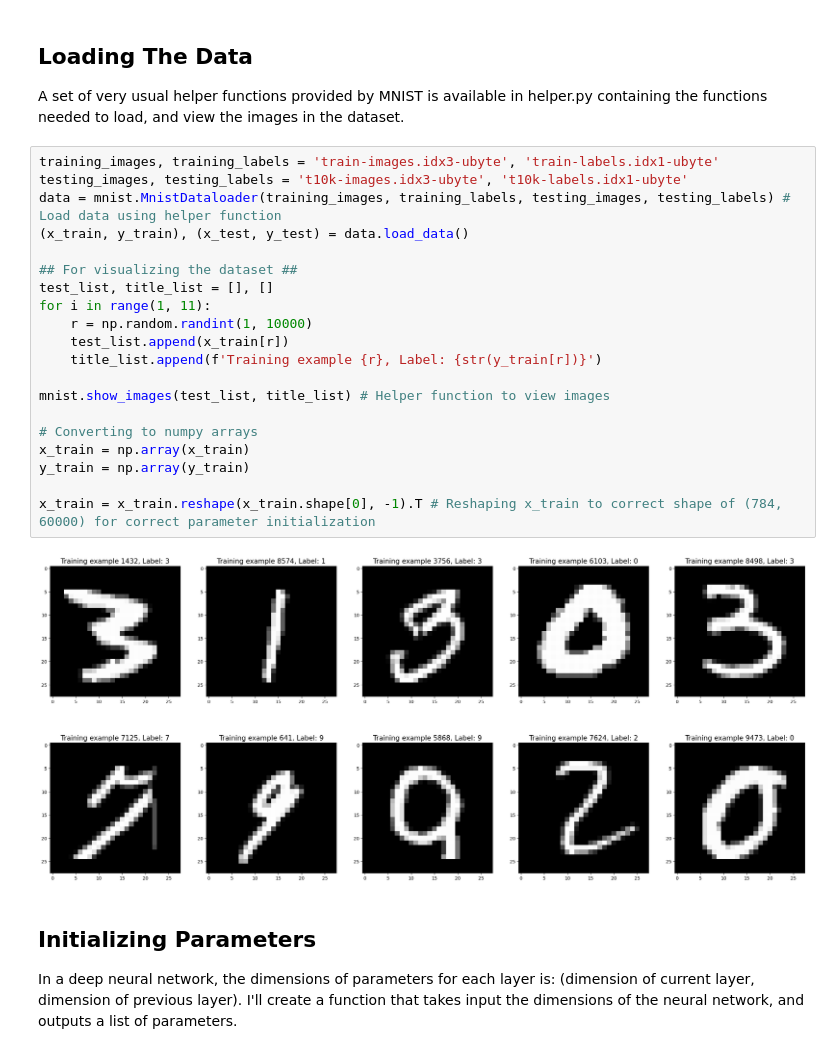
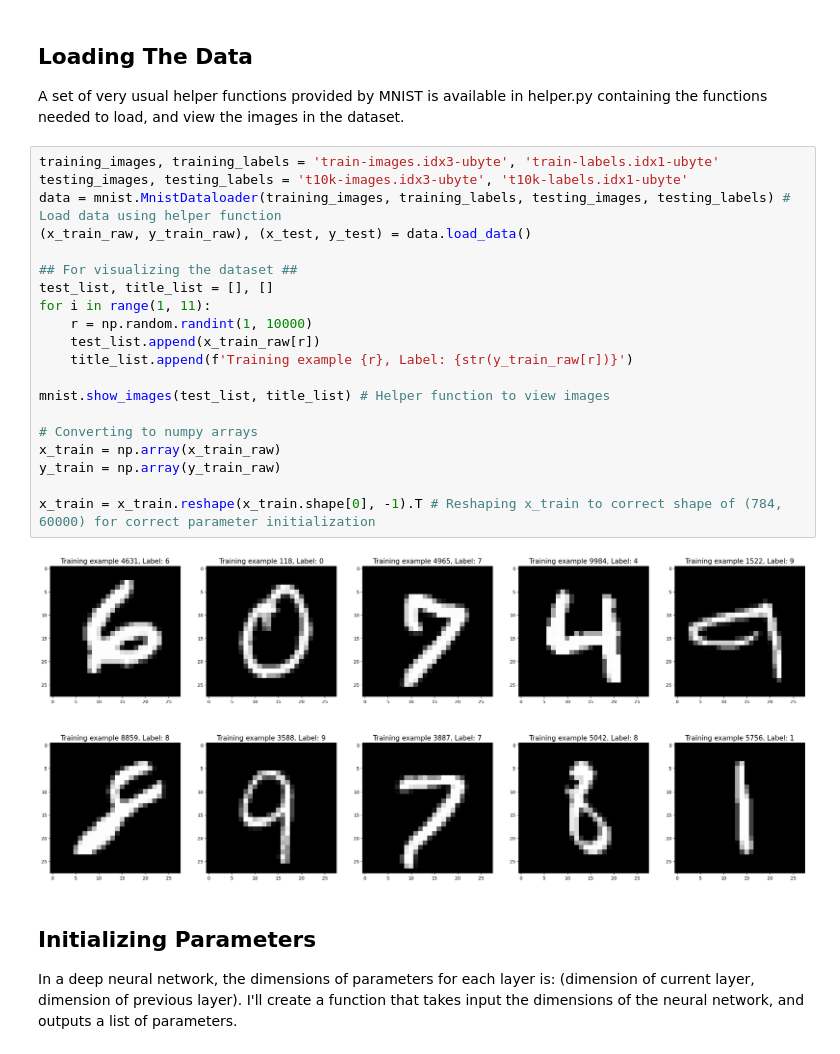
Before and after one commit to lucirie/Deep-learning, a Jupyter notebook: neuralnet/neuralnet.ipynb, the cells around one changed output. Drawn from its saved outputs; the diff is of its cells as text.

```diff
--- a/neuralnet/neuralnet.ipynb
+++ b/neuralnet/neuralnet.ipynb
@@ -20,25 +20,25 @@ A set of very usual helper functions provided by MNIST is available in helper.py
 # %%
 training_images, training_labels = 'train-images.idx3-ubyte', 'train-labels.idx1-ubyte'
 testing_images, testing_labels = 't10k-images.idx3-ubyte', 't10k-labels.idx1-ubyte'
 data = mnist.MnistDataloader(training_images, training_labels, testing_images, testing_labels) # Load data using helper function
-(x_train, y_train), (x_test, y_test) = data.load_data()
+(x_train_raw, y_train_raw), (x_test, y_test) = data.load_data()
 
 ## For visualizing the dataset ##
 test_list, title_list = [], []
 for i in range(1, 11):
     r = np.random.randint(1, 10000)
-    test_list.append(x_train[r])
-    title_list.append(f'Training example {r}, Label: {str(y_train[r])}')
+    test_list.append(x_train_raw[r])
+    title_list.append(f'Training example {r}, Label: {str(y_train_raw[r])}')
 
 mnist.show_images(test_list, title_list) # Helper function to view images
 
 # Converting to numpy arrays
-x_train = np.array(x_train)
-y_train = np.array(y_train)
+x_train = np.array(x_train_raw)
+y_train = np.array(y_train_raw)
 
 x_train = x_train.reshape(x_train.shape[0], -1).T # Reshaping x_train to correct shape of (784, 60000) for correct parameter initialization
 # %% [output]
-[figure, old version]
+[figure, new version]
 # %% [markdown]
 ## Initializing Parameters
 
```
Also changed, not shown: parts of 2 cells of this notebook, 3 other files.
